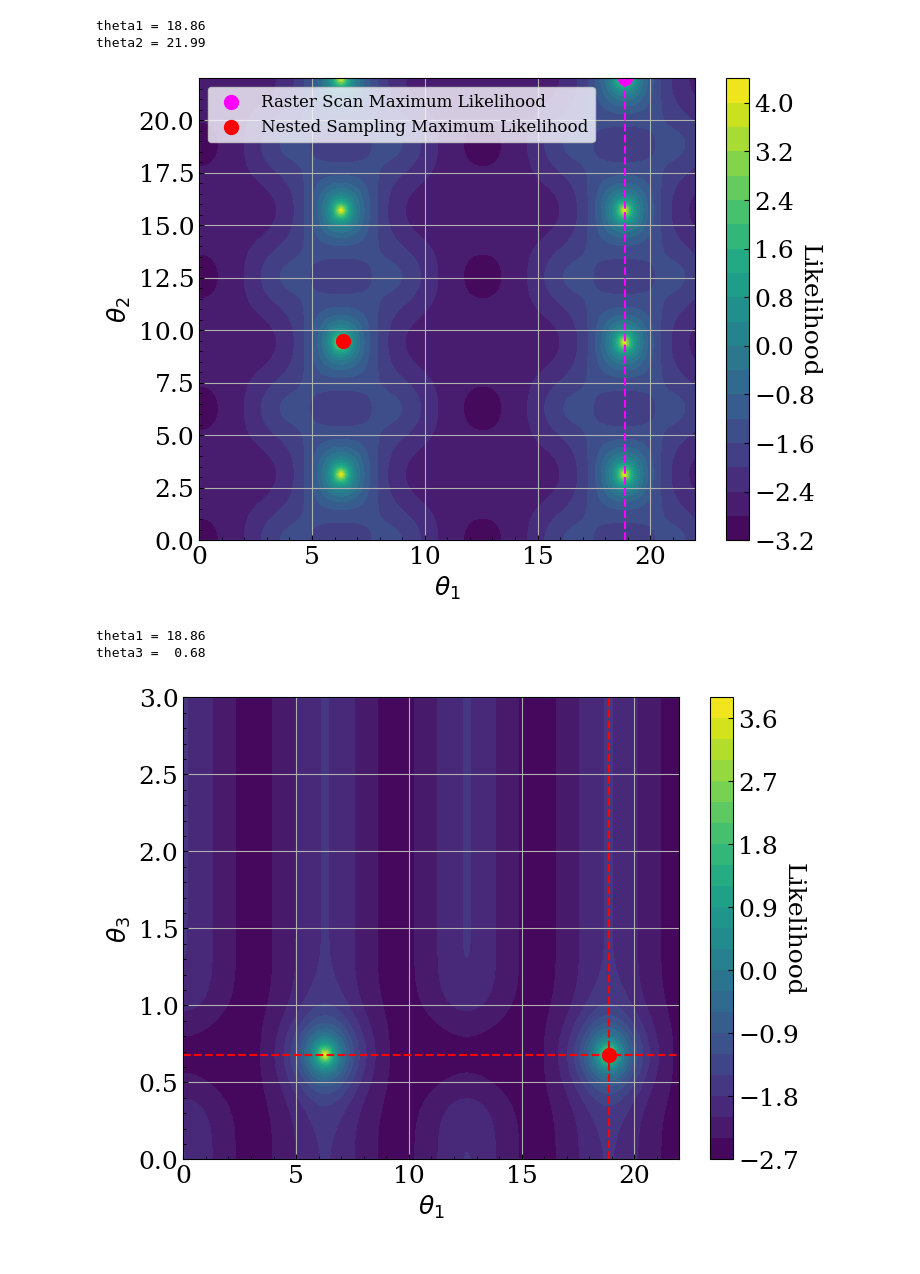
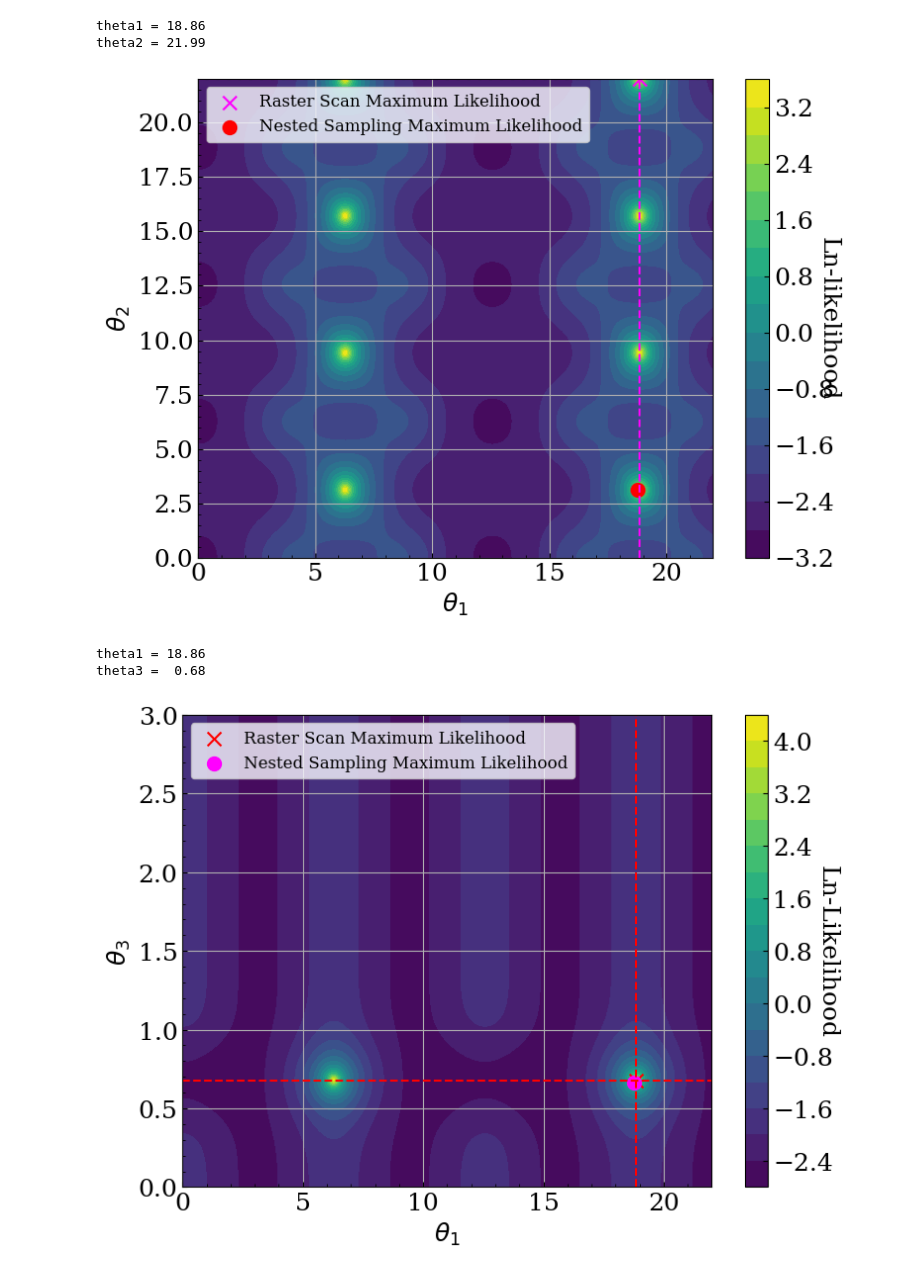
Before and after one commit to Emilie-Jessen/AppStat2, a Jupyter notebook: Exam/Exam24_Problem3.ipynb, the cells around one changed output. Drawn from its saved outputs; the diff is of its cells as text; code cells hidden in the pictures.

```diff
--- a/Exam/Exam24_Problem3.ipynb
+++ b/Exam/Exam24_Problem3.ipynb
@@ -35,7 +36,7 @@ mpl.rcParams['ytick.direction'] = 'in'
 mpl.rcParams['xtick.minor.visible'] = True
 mpl.rcParams['ytick.minor.visible'] = True
 # %%
-save_plots = False
+save_plots = True
 np.random.seed(42)
 # %% [markdown]
 ### Problem 3a
@@ -64,9 +76,9 @@ def prior_transform(theta):
     return theta_bounds[:, 0] + (theta_bounds[:, 1] - theta_bounds[:, 0]) * theta
 
 ndim = 3
-nlive = 500
+nlive = 1000
 
-result = nestle.sample(log_likelihood, prior_transform, ndim, npoints=nlive)
+result = nestle.sample(log_likelihood, prior_transform, ndim, npoints=nlive, method='multi', update_interval=1000)
 # %%
 # Print the results
 logZnestle = result.logz
@@ -162,7 +175,7 @@ likelihood_map1 = np.zeros((len(theta1_arr), len(theta2_arr)))
 
 for i, t2 in enumerate(theta2_arr):
     for j, t1 in enumerate(theta1_arr):
-        likelihood_map1[i, j] = log_likelihood(np.array([t1, t2, theta3_const]))
+        likelihood_map1[i, j] = log_likelihood([t1, t2, theta3_const])
 # %%
 # Find the maximum likelihood
 max_likelihood1 = np.max(likelihood_map1)
@@ -181,11 +194,11 @@ theta2 = 21.99
 fig, ax = plt.subplots(1, 1, figsize=(8, 6))
 c = ax.contourf(theta1_arr, theta2_arr, likelihood_map1, levels=20)
 cbar = fig.colorbar(c, ax=ax)
-cbar.ax.set_ylabel('Likelihood', rotation=270)
+cbar.ax.set_ylabel('Ln-likelihood', rotation=270)
 
 ax.vlines(max_params1[0], theta_bounds[1, 0], theta_bounds[1, 1], color='magenta', ls='--')
 ax.hlines(max_params1[1], theta_bounds[0, 0], theta_bounds[0, 1], color='magenta', ls='--')
-ax.scatter(max_params1[0], max_params1[1], s=100, color='magenta', label='Raster Scan Maximum Likelihood')
+ax.scatter(max_params1[0], max_params1[1], s=100, marker='x', color='magenta', label='Raster Scan Maximum Likelihood')
 
 # Plot the nested sampling maximum likelihood
 ax.scatter(nested_theta_max[0], nested_theta_max[1], s=100, color='red', label='Nested Sampling Maximum Likelihood')
@@ -195,10 +208,12 @@ ax.set_ylabel(r"$\theta_2$")
 ax.grid(True)
 ax.legend(loc='upper left', fontsize=12)
 
+fig.tight_layout()
+
 if save_plots:
-    plt.savefig("theta1_theta2_likelihood_map.png", dpi=300)
+    plt.savefig("Figures/Prob3_raster1.png", dpi=300)
 # %% [output]
-[figure, old version]
+[figure, new version]
 # %%
 # Make a 2D raster scan of the likelihood function
 # For theta1 and theta3 and constant theta2
@@ -226,18 +241,27 @@ theta3 =  0.68
 # %%
 # Plot the likelihood map
 
 fig, ax = plt.subplots(1, 1, figsize=(8, 6))
 c = ax.contourf(theta1_arr, theta3_arr, likelihood_map2, levels=20)
 cbar = fig.colorbar(c, ax=ax)
-cbar.ax.set_ylabel('Likelihood', rotation=270)
+cbar.ax.set_ylabel('Ln-Likelihood', rotation=270)
+
 ax.vlines(max_params2[0], theta_bounds[2, 0], theta_bounds[2, 1], color='red', ls='--')
 ax.hlines(max_params2[1], theta_bounds[0, 0], theta_bounds[0, 1], color='red', ls='--')
-ax.scatter(max_params2[0], max_params2[1], s=100, color='red', label='Maximum Likelihood')
+ax.scatter(max_params2[0], max_params2[1], s=100, marker='x', color='red', label='Raster Scan Maximum Likelihood')
+
+# Plot the nested sampling maximum likelihood
+ax.scatter(nested_theta_max[0], nested_theta_max[2], s=100, color='magenta', label='Nested Sampling Maximum Likelihood')
+
 ax.set_xlabel(r"$\theta_1$")
 ax.set_ylabel(r"$\theta_3$")
 ax.grid(True)
 
+ax.legend(loc='upper left', fontsize=12)
+
+fig.tight_layout()
+
 if save_plots:
-    plt.savefig("theta1_theta3_likelihood_map.png", dpi=300)
+    plt.savefig("Figures/Prob3_raster2.png", dpi=300)
 # %% [output]
-[figure, old version]
+[figure, new version]
```
Also changed, not shown: parts of 9 cells of this notebook, 29 other files.
